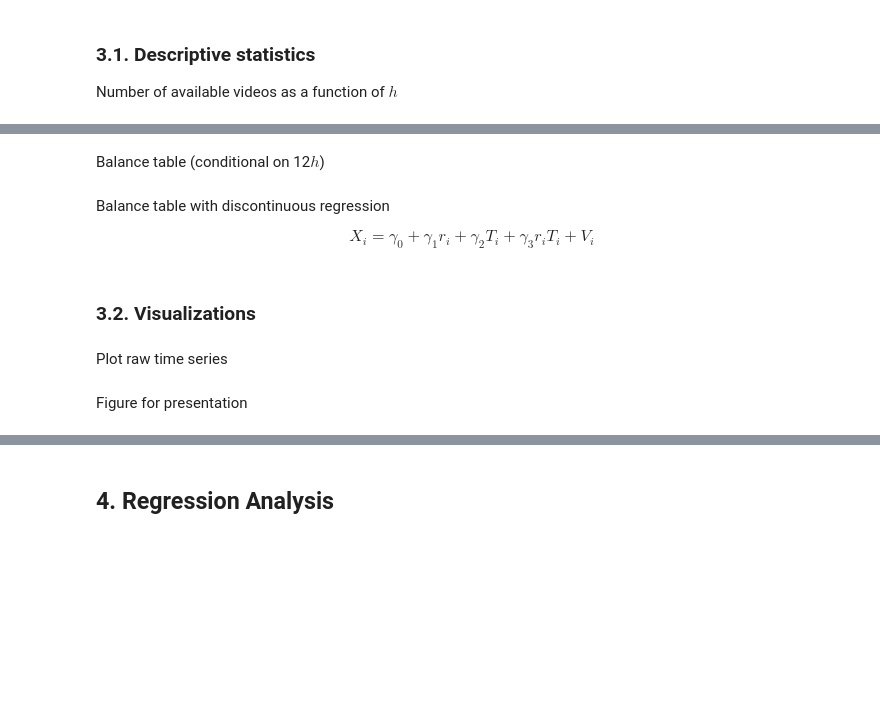
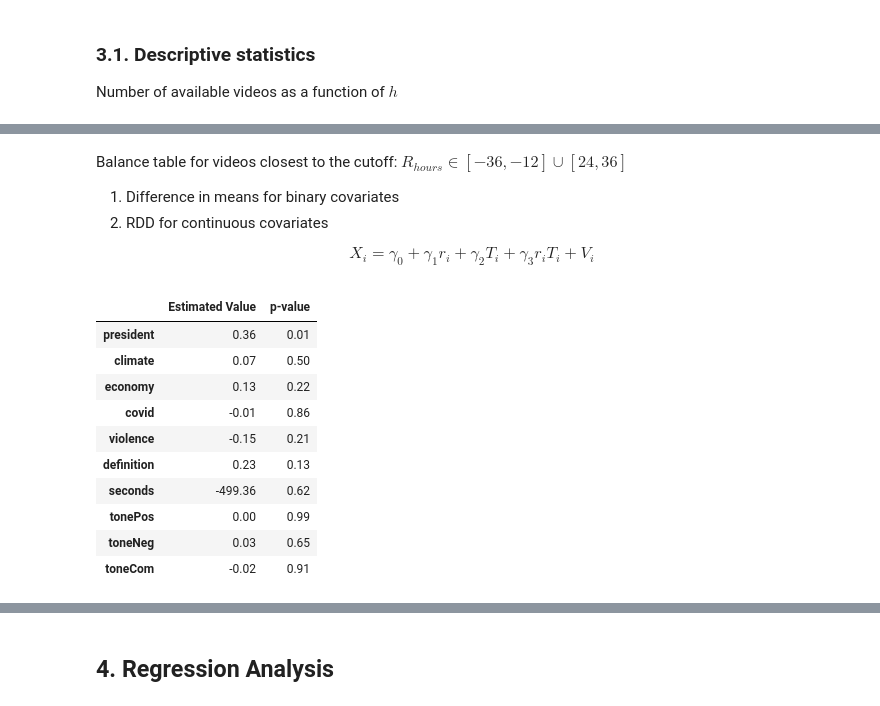
Before and after one commit to ArturoSbr/youtube-dislike-count, a Jupyter notebook: cod/02_analysis/01_analysis.ipynb, the cells around one changed output, grey strips where cells are left out. Saved outputs shown, nothing was run; the diff lists cells and outputs as text; code cells hidden in the pictures; blank space fills up the shorter version.

```diff
--- a/cod/02_analysis/01_analysis.ipynb
+++ b/cod/02_analysis/01_analysis.ipynb
@@ -117,7 +117,9 @@ for topic in keywords:
 Video title sentiment
 # %%
 clf = SentimentIntensityAnalyzer()
-df['titleSentiment'] = df['title'].apply(lambda x: clf.polarity_scores(x)['compound'])
+df['toneCom'] = df['title'].apply(lambda x: clf.polarity_scores(x)['compound'])
+df['tonePos'] = df['title'].apply(lambda x: clf.polarity_scores(x)['pos'])
+df['toneNeg'] = df['title'].apply(lambda x: clf.polarity_scores(x)['neg'])
 # %% [markdown]
 Translate `duration` to seconds.
 # %%
@@ -176,50 +189,35 @@ t
-# %% [markdown]
-Balance table (conditional on 12$h$)
-# %%
-# Order dummy variables by frequency
-X = ['biden','trump','rittenhouse','climate','border','economy','covid','arbery','bannon','usa']
-X = df[X].mean().sort_values(ascending=False).index.tolist()
-
-# Add remaining covariates
-X = ['titleSentiment','seconds','definition'] + X
-
-# Means by group
-t = df.groupby('treat')[X].mean().transpose()
-
-# Calculate p-values of differences
-pvals = []
-for x in X:
-    p = ttest_ind(df.loc[df['treat'].eq(1), x], df.loc[df['treat'].eq(0), x])
-    pvals.append(p[1])
-t['p'] = pvals
-
-# Change column names
-t.columns = ['Control','Treatment','p-value']
-t.round(2)
-
-# To latex
-# print(t.to_latex(caption='Balance table for videos with comments posted within first 12 hours ('+str(len(df)) + ')',
-#                  label='tab_dat_balance', float_format='%.3f'))
 # %% [markdown]
-Balance table with discontinuous regression
+Balance table for videos closest to the cutoff: $R_{hours} \in [-36,-12] \cup [24,36]$
+
+1. Difference in means for binary covariates
+1. RDD for continuous covariates
 
 $$X_i = \gamma_0 + \gamma_1 r_i + \gamma_2 T_i + \gamma_3 r_i T_i + V_i$$
 # %%
+# Bandwidth
+d = df[df['r'].between(-36*60*60, -12*60*60) | df['r'].between(24*60*60, 48*60*60)]
+
 # Order frequent-word variables by frequency
-Y = ['biden','trump','rittenhouse','climate','border','economy','covid','arbery','bannon','usa']
-Y = df[Y].mean().sort_values(ascending=False).index.tolist()
-
-# Add remaining covariates
-Y = ['titleSentiment','seconds','definition'] + Y
+X = list(topics.keys()) + ['definition','seconds','tonePos','toneNeg','toneCom']
 
 # Regress each variable on r and treat
 data = []
-for y in Y:
-    m = sm.OLS(endog=df[y], exog=df[['const','r','treat','rTreat']]).fit()
+for x in X:
+    m = sm.OLS(endog=d[x], exog=d[['const','r','treat','rTreat']]).fit()
     data.append((m.params['treat'], m.pvalues['treat']))
 
 # Summary table
-t = pd.DataFrame(data=data, index=Y, columns=['Estimated Value','p-value'])
+t = pd.DataFrame(data=data, index=X, columns=['Estimated Value','p-value'])
 t.round(2)
+# %% [output]
+|  | Estimated Value | p-value |
+| president | 0.36 | 0.01 |
+| climate | 0.07 | 0.50 |
+| economy | 0.13 | 0.22 |
+| covid | -0.01 | 0.86 |
+| violence | -0.15 | 0.21 |
+| definition | 0.23 | 0.13 |
+| seconds | -499.36 | 0.62 |
+| tonePos | 0.00 | 0.99 |
+| toneNeg | 0.03 | 0.65 |
+| toneCom | -0.02 | 0.91 |
-# %% [markdown]
-### 3.2. Visualizations
@@ -228,2 +223,0 @@ windows = [f'Post{h}' for h in hours]
-# %% [markdown]
-Plot raw time series
@@ -263,2 +223,0 @@ plt.show()
-# %% [markdown]
-Figure for presentation
```
Also changed, not shown: parts of 32 cells of this notebook.
